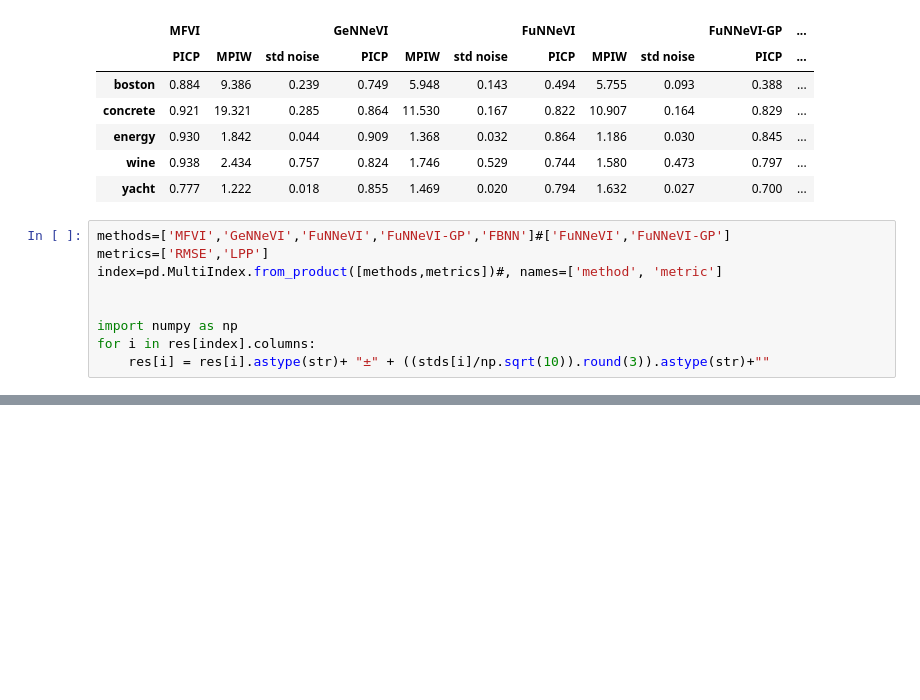
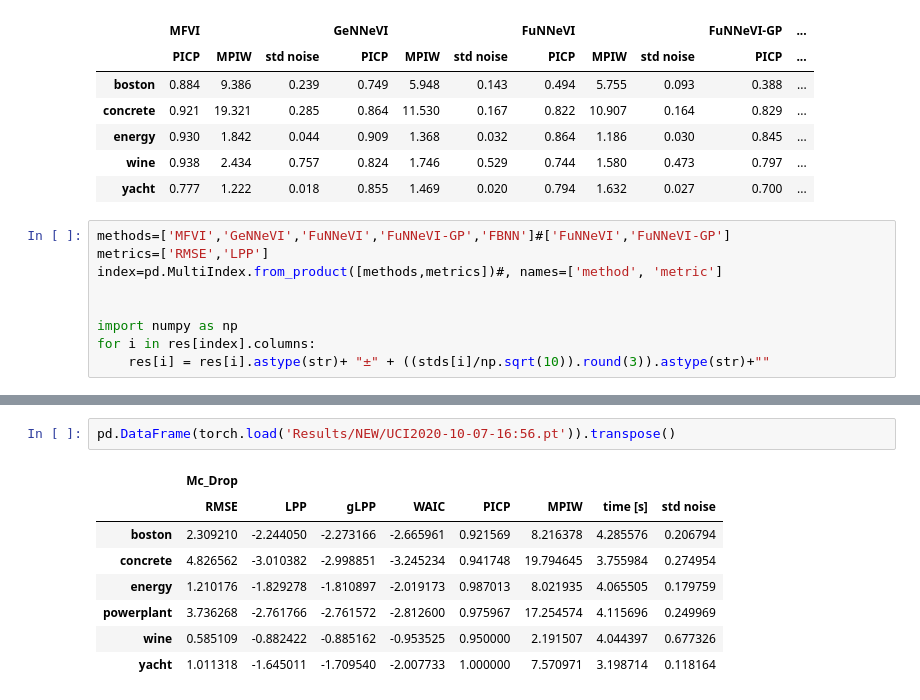
Before and after one commit to yannpequignot/IVISpaces, a Jupyter notebook: Notebooks/NewResults.ipynb, the cells around one changed output, grey strips where cells are left out. Drawn from its saved outputs; the diff is of its cells as text; blank space fills up the shorter version.

Commit message:
addind McDropOut

```diff
--- a/Notebooks/NewResults.ipynb
+++ b/Notebooks/NewResults.ipynb
@@ -338,0 +373,11 @@ res[index]
+# %%
+pd.DataFrame(torch.load('Results/NEW/UCI2020-10-07-16:56.pt')).transpose()
+# %% [output]
+|  | Mc_Drop |  |  |  |  |  |  |  |
+|  | RMSE | LPP | gLPP | WAIC | PICP | MPIW | time [s] | std noise |
+| boston | 2.309210 | -2.244050 | -2.273166 | -2.665961 | 0.921569 | 8.216378 | 4.285576 | 0.206794 |
+| concrete | 4.826562 | -3.010382 | -2.998851 | -3.245234 | 0.941748 | 19.794645 | 3.755984 | 0.274954 |
+| energy | 1.210176 | -1.829278 | -1.810897 | -2.019173 | 0.987013 | 8.021935 | 4.065505 | 0.179759 |
+| powerplant | 3.736268 | -2.761766 | -2.761572 | -2.812600 | 0.975967 | 17.254574 | 4.115696 | 0.249969 |
+| wine | 0.585109 | -0.882422 | -0.885162 | -0.953525 | 0.950000 | 2.191507 | 4.044397 | 0.677326 |
+| yacht | 1.011318 | -1.645011 | -1.709540 | -2.007733 | 1.000000 | 7.570971 | 3.198714 | 0.118164 |
```
Also changed, not shown: parts of 1 cell of this notebook, 3 other files.
